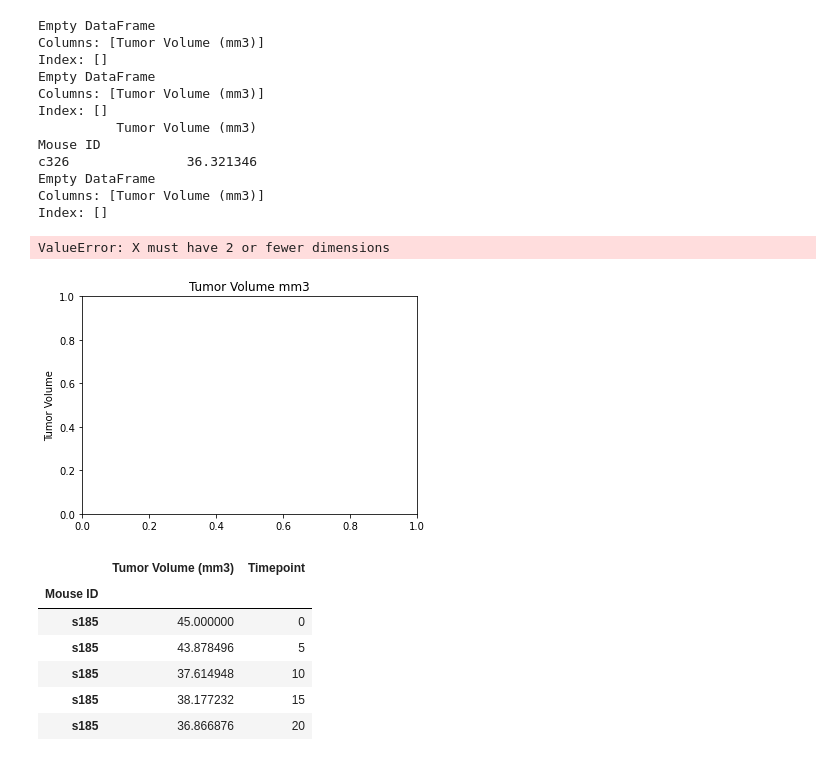
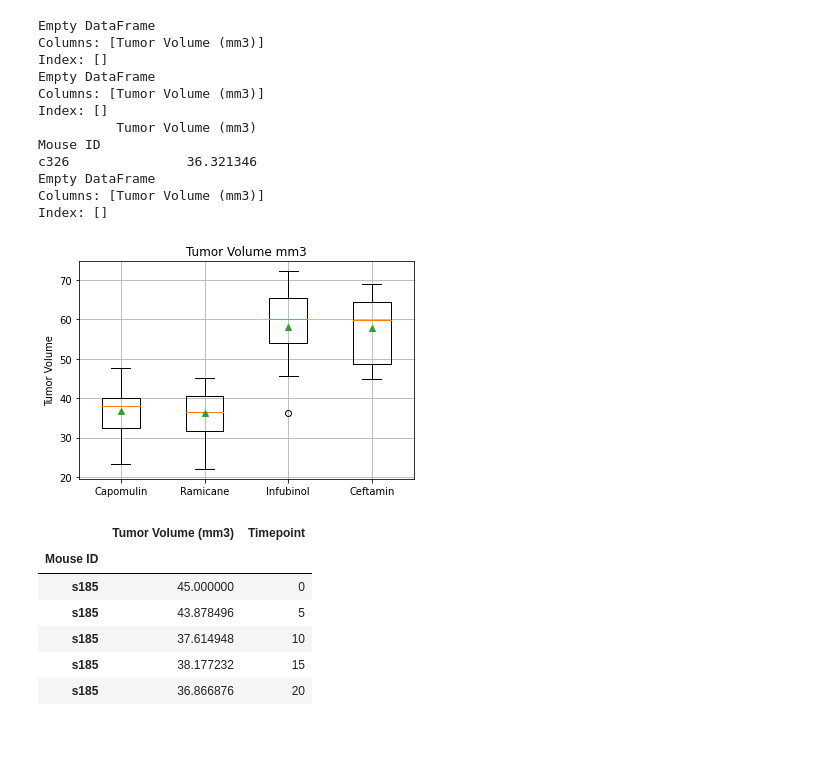
Before and after one commit to KinlayD/matplotlib-challenge, a Jupyter notebook: pymaceuticals.ipynb, the cells around one changed output. Drawn from its saved outputs; the diff is of its cells as text; code cells hidden in the pictures.

```diff
--- a/pymaceuticals.ipynb
+++ b/pymaceuticals.ipynb
@@ -346,18 +324,18 @@ Columns: [Tumor Volume (mm3)]
 Index: []
 # %%
 # box and whisker plot for outliers in promising treatments
-data = [ftv_capomulin, ftv_ramicane, ftv_infubinol, ftv_ceftamin]
+data = [ftv_capomulin["Tumor Volume (mm3)"], ftv_ramicane["Tumor Volume (mm3)"], ftv_infubinol["Tumor Volume (mm3)"], ftv_ceftamin["Tumor Volume (mm3)"]]
 
 outlier = dict(markerfacecolor='b', marker='D')
 fig1, ax1 = plt.subplots()
 ax1.set_title('Tumor Volume mm3')
+ax1.set_xticklabels(["Capomulin", "Ramicane", "Infubinol", "Ceftamin"])
 ax1.set_ylabel('Tumor Volume')
-plt.boxplot(data, showmeans=True, flierprops=outlier)
+plt.boxplot(data, showmeans=True)
 plt.grid()
 plt.show()
 # %% [output]
-ValueError: X must have 2 or fewer dimensions
-[figure, old version]
+[figure, new version]
 # %%
 # In Drug Regimen = Capomulin, isolate a single mouse ID
 id_cap_treatment = mouse_df.loc[mouse_df["Drug Regimen"] == "Capomulin", ["Drug Regimen", "Mouse ID", "Tumor Volume (mm3)", "Timepoint"]]
```
Also changed, not shown: parts of 2 cells of this notebook.
